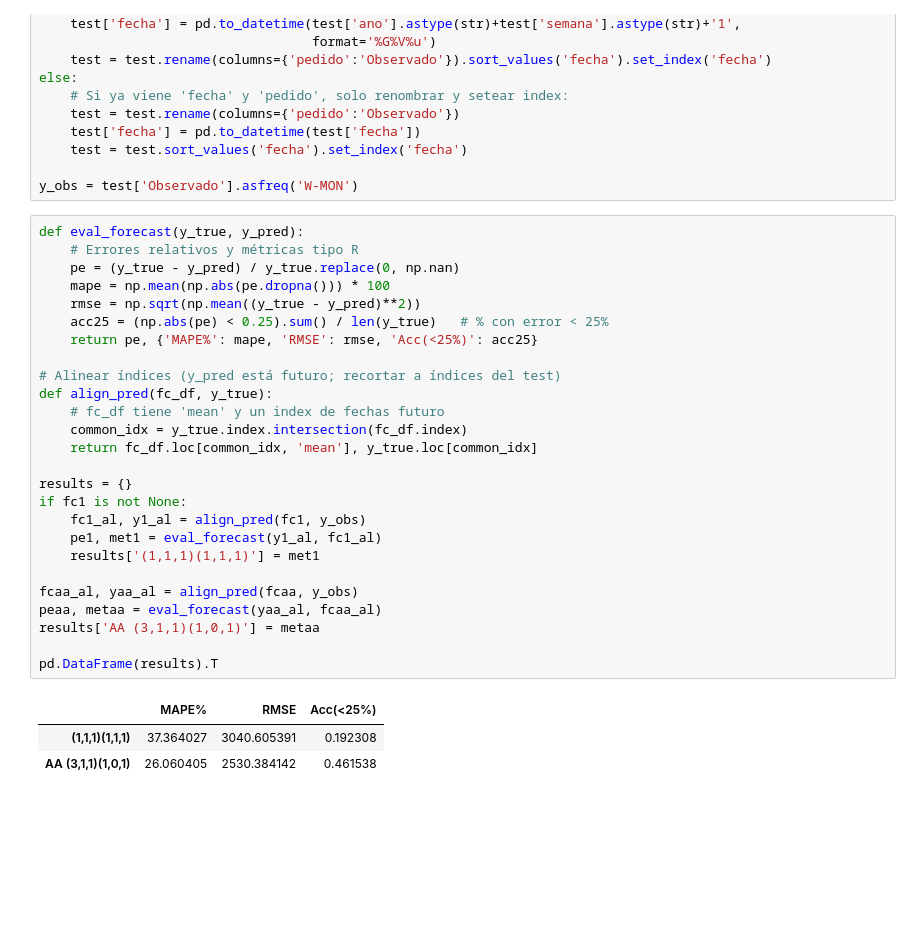
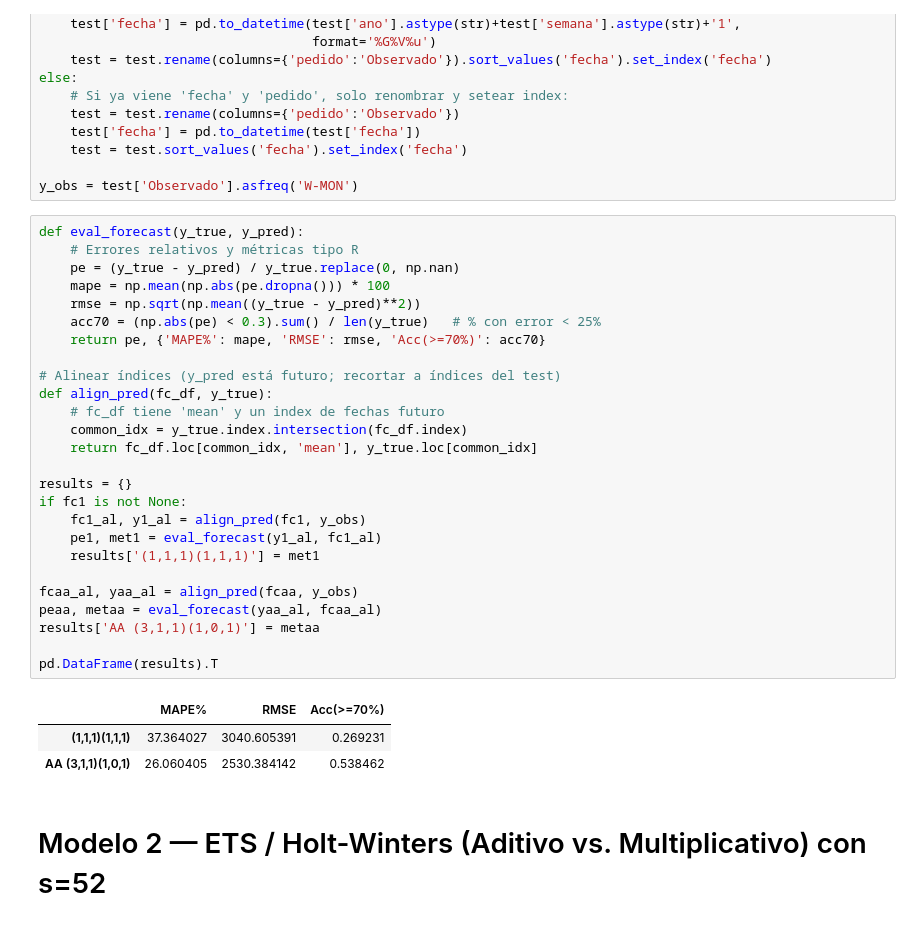
Before and after one commit to emiliano-ipa/AST1-CEIA-UBA-TP3, a Jupyter notebook: TP3.ipynb, the cells around one changed output. Drawn from its saved outputs; the diff is of its cells as text; blank space fills up the shorter version.

```diff
--- a/TP3.ipynb
+++ b/TP3.ipynb
@@ -393,30 +393,32 @@ y_obs = test['Observado'].asfreq('W-MON')
 # %%
 def eval_forecast(y_true, y_pred):
     # Errores relativos y métricas tipo R
     pe = (y_true - y_pred) / y_true.replace(0, np.nan)
     mape = np.mean(np.abs(pe.dropna())) * 100
     rmse = np.sqrt(np.mean((y_true - y_pred)**2))
-    acc25 = (np.abs(pe) < 0.25).sum() / len(y_true)   # % con error < 25%
-    return pe, {'MAPE%': mape, 'RMSE': rmse, 'Acc(<25%)': acc25}
+    acc70 = (np.abs(pe) < 0.3).sum() / len(y_true)   # % con error < 25%
+    return pe, {'MAPE%': mape, 'RMSE': rmse, 'Acc(>=70%)': acc70}
 
 # Alinear índices (y_pred está futuro; recortar a índices del test)
 def align_pred(fc_df, y_true):
     # fc_df tiene 'mean' y un index de fechas futuro
     common_idx = y_true.index.intersection(fc_df.index)
     return fc_df.loc[common_idx, 'mean'], y_true.loc[common_idx]
 
 results = {}
 if fc1 is not None:
     fc1_al, y1_al = align_pred(fc1, y_obs)
     pe1, met1 = eval_forecast(y1_al, fc1_al)
     results['(1,1,1)(1,1,1)'] = met1
 
 fcaa_al, yaa_al = align_pred(fcaa, y_obs)
 peaa, metaa = eval_forecast(yaa_al, fcaa_al)
 results['AA (3,1,1)(1,0,1)'] = metaa
 
 pd.DataFrame(results).T
 # %% [output]
-|  | MAPE% | RMSE | Acc(<25%) |
-| (1,1,1)(1,1,1) | 37.364027 | 3040.605391 | 0.192308 |
-| AA (3,1,1)(1,0,1) | 26.060405 | 2530.384142 | 0.461538 |
+|  | MAPE% | RMSE | Acc(>=70%) |
+| (1,1,1)(1,1,1) | 37.364027 | 3040.605391 | 0.269231 |
+| AA (3,1,1)(1,0,1) | 26.060405 | 2530.384142 | 0.538462 |
+# %% [markdown]
+# Modelo 2 — ETS / Holt-Winters (Aditivo vs. Multiplicativo) con s=52
```
Also changed, not shown: parts of 15 cells of this notebook.
